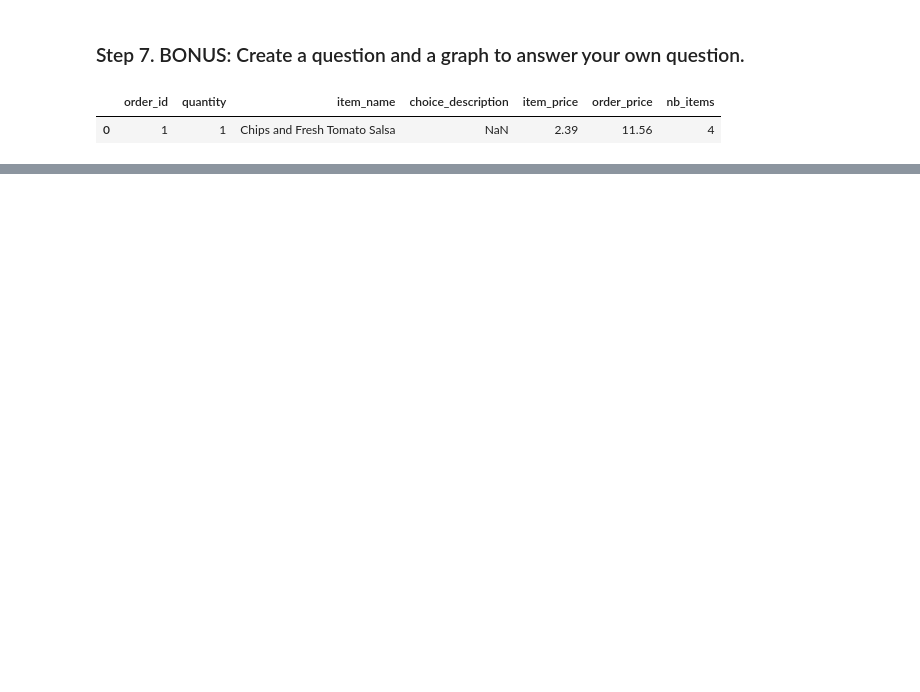
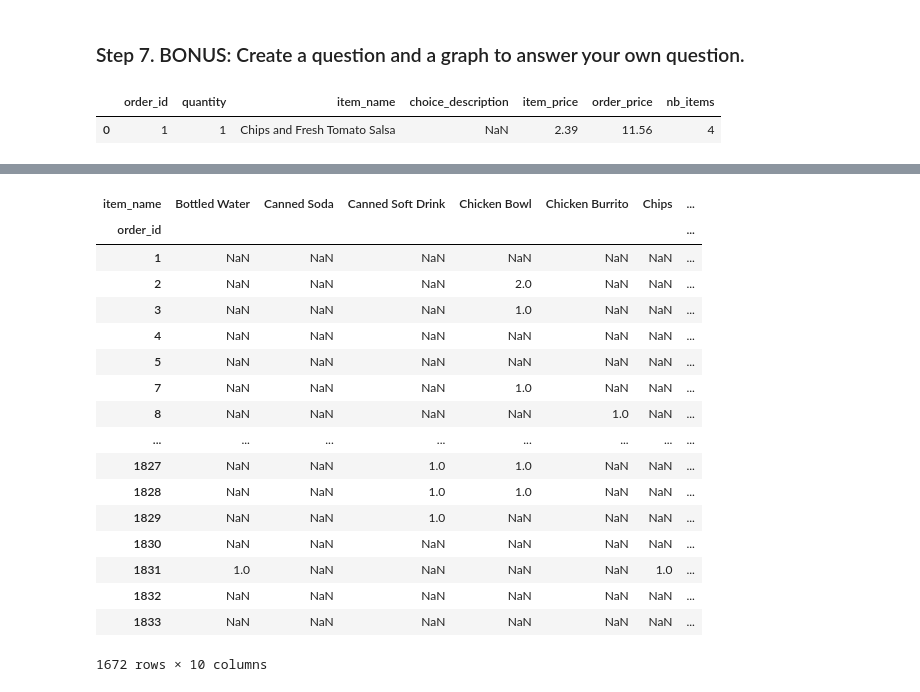
Before and after one commit to SmellyArmure/pandas_exercices_guipsamora, a Jupyter notebook: 07_Visualization/Chipotle/Exercises.ipynb, the cells around one changed output, grey strips where cells are left out. Cells and saved outputs as stored; diff of their text form; code cells hidden in the pictures; blank space fills up the shorter version.

```diff
--- a/07_Visualization/Chipotle/Exercises.ipynb
+++ b/07_Visualization/Chipotle/Exercises.ipynb
@@ -192,3 +213,24 @@ plt.show()
 [figure]
+# %%
+temp
+# %% [output]
+| item_name | Bottled Water | Canned Soda | Canned Soft Drink | Chicken Bowl | Chicken Burrito | Chips | ... |
+| order_id |  |  |  |  |  |  | ... |
+| 1 | NaN | NaN | NaN | NaN | NaN | NaN | ... |
+| 2 | NaN | NaN | NaN | 2.0 | NaN | NaN | ... |
+| 3 | NaN | NaN | NaN | 1.0 | NaN | NaN | ... |
+| 4 | NaN | NaN | NaN | NaN | NaN | NaN | ... |
+| 5 | NaN | NaN | NaN | NaN | NaN | NaN | ... |
+| 7 | NaN | NaN | NaN | 1.0 | NaN | NaN | ... |
+| 8 | NaN | NaN | NaN | NaN | 1.0 | NaN | ... |
+| ... | ... | ... | ... | ... | ... | ... | ... |
+| 1827 | NaN | NaN | 1.0 | 1.0 | NaN | NaN | ... |
+| 1828 | NaN | NaN | 1.0 | 1.0 | NaN | NaN | ... |
+| 1829 | NaN | NaN | 1.0 | NaN | NaN | NaN | ... |
+| 1830 | NaN | NaN | NaN | NaN | NaN | NaN | ... |
+| 1831 | 1.0 | NaN | NaN | NaN | NaN | 1.0 | ... |
+| 1832 | NaN | NaN | NaN | NaN | NaN | NaN | ... |
+| 1833 | NaN | NaN | NaN | NaN | NaN | NaN | ... |
+1672 rows × 10 columns
 # %%
 # Solution 4: plotly
```
Also changed, not shown: parts of 11 cells of this notebook, 1 other file.
